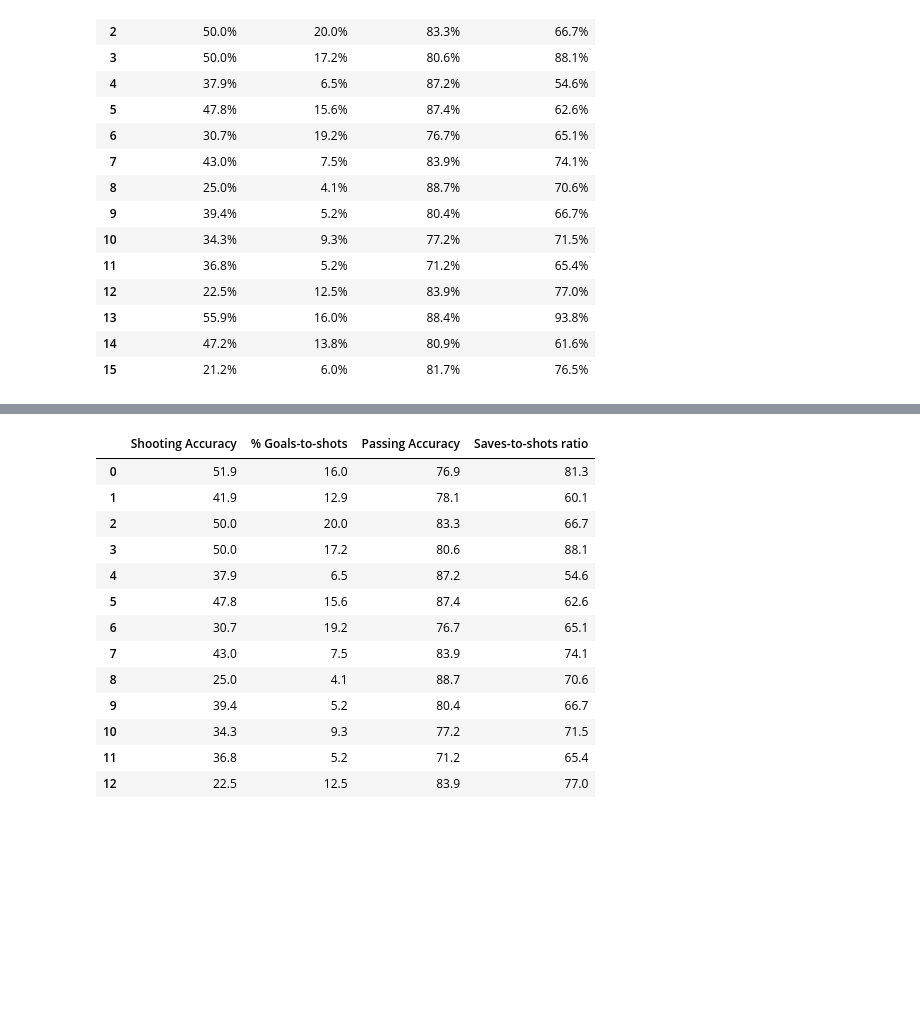
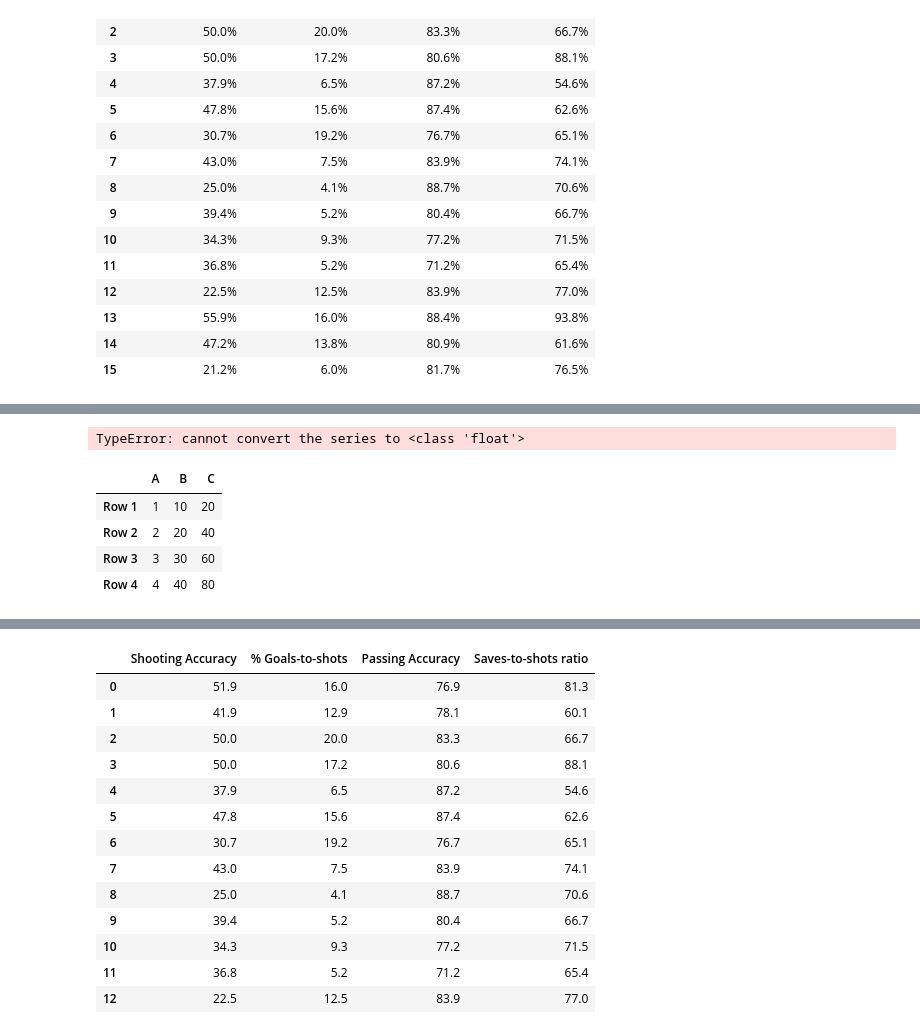
Before and after one commit to leo90rc/Leonardo.DataScience, a Jupyter notebook: week10_ML_competition_pca_kmeans/day1_gridsearch_pipelines/exercises/2.football_stats.ipynb, the cells around one changed output, grey strips where cells are left out. Saved outputs shown, nothing was run; the diff lists cells and outputs as text; code cells hidden in the pictures; blank space fills up the shorter version.

```diff
--- a/week10_ML_competition_pca_kmeans/day1_gridsearch_pipelines/exercises/2.football_stats.ipynb
+++ b/week10_ML_competition_pca_kmeans/day1_gridsearch_pipelines/exercises/2.football_stats.ipynb
@@ -90,0 +131,17 @@ df_sin_caracter = df.select_dtypes('object').iloc[:,1:5].replace('%','',regex=Tr
+# %%
+df[df.select_dtypes('object').iloc[:,1:5].columns.tolist()] = df.select_dtypes('object').iloc[:,1:5].apply(rep)
+# %% [output]
+TypeError: cannot convert the series to <class 'float'>
+# %%
+df = pd.DataFrame({ 'A': [1,2,3,4],
+                   'B': [10,20,30,40],
+                   'C': [20,40,60,80]
+                  },
+                  index=['Row 1', 'Row 2', 'Row 3', 'Row 4'])
+df
+# %% [output]
+|  | A | B | C |
+| Row 1 | 1 | 10 | 20 |
+| Row 2 | 2 | 20 | 40 |
+| Row 3 | 3 | 30 | 60 |
+| Row 4 | 4 | 40 | 80 |
```
Also changed, not shown: parts of 8 cells of this notebook, 13 other files.
